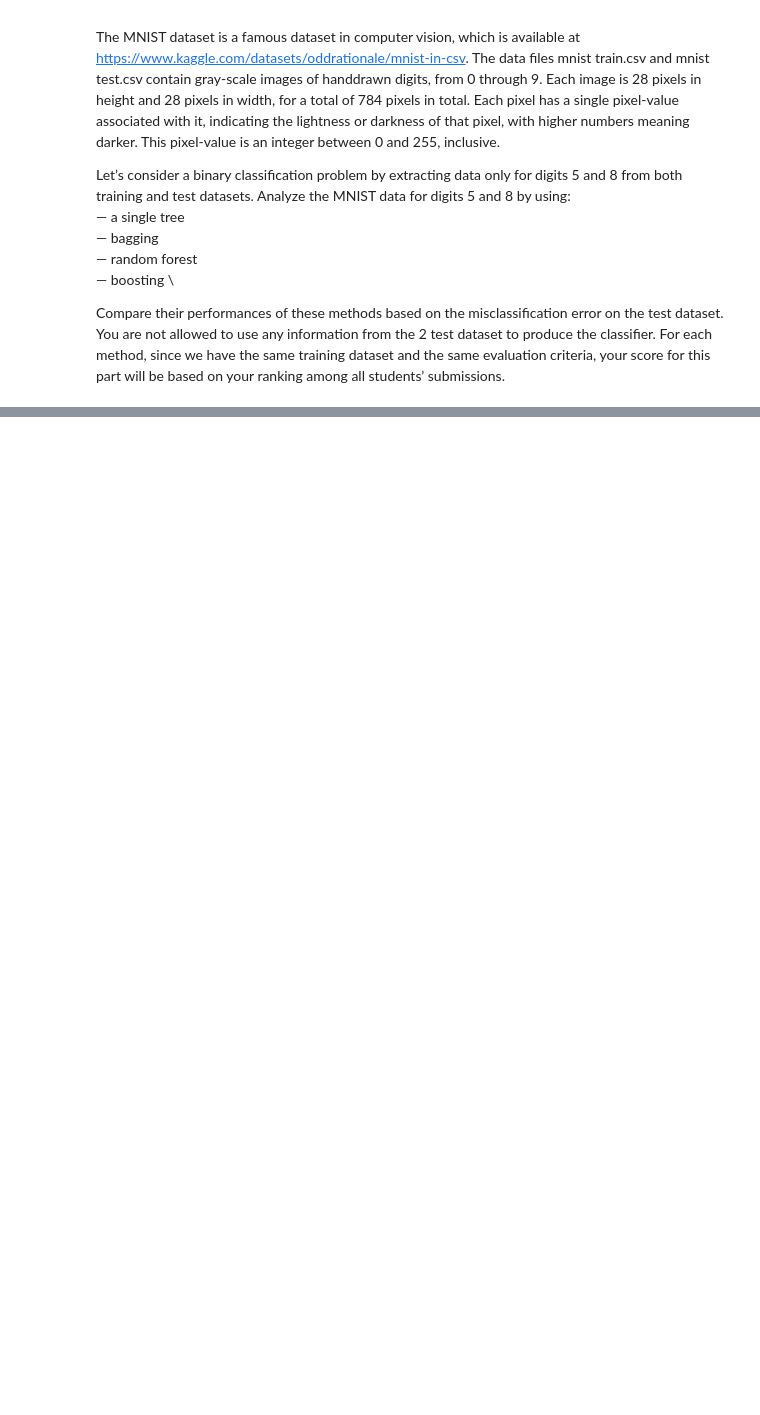
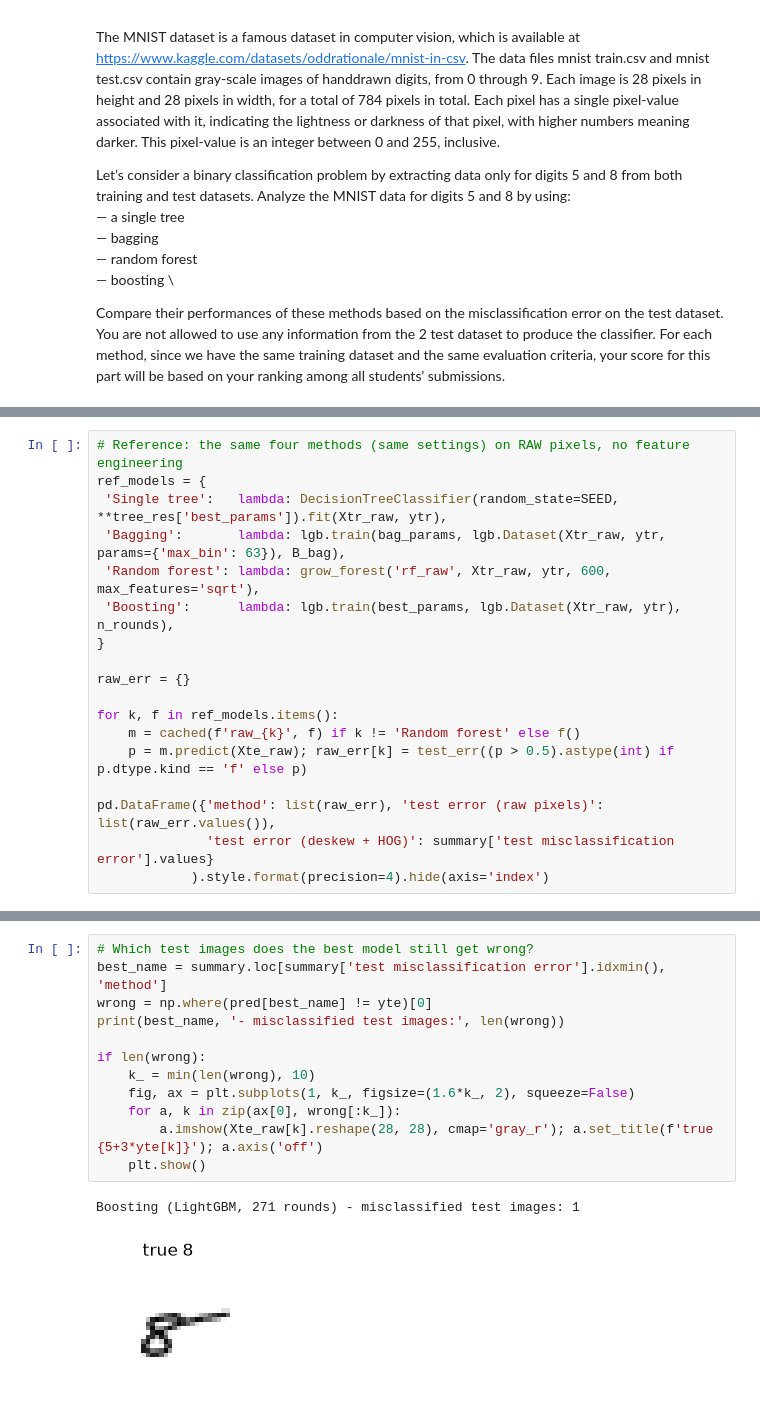
Before and after one commit to BrunoCavag/MS_PURDUE_DS, a Jupyter notebook: GRAD_57900_Statistical_Machine_Learning/Homework_2.ipynb, the cells around one changed output, grey strips where cells are left out. Saved outputs shown, nothing was run; the diff lists cells and outputs as text; blank space fills up the shorter version.

```diff
--- a/GRAD_57900_Statistical_Machine_Learning/Homework_2.ipynb
+++ b/GRAD_57900_Statistical_Machine_Learning/Homework_2.ipynb
@@ -38,0 +637,18 @@ Compare their performances of these methods based on the misclassification error
+# %%
+# Reference: the same four methods (same settings) on RAW pixels, no feature engineering
+ref_models = {
+ 'Single tree':   lambda: DecisionTreeClassifier(random_state=SEED, **tree_res['best_params']).fit(Xtr_raw, ytr),
+ 'Bagging':       lambda: lgb.train(bag_params, lgb.Dataset(Xtr_raw, ytr, params={'max_bin': 63}), B_bag),
+ 'Random forest': lambda: grow_forest('rf_raw', Xtr_raw, ytr, 600, max_features='sqrt'),
+ 'Boosting':      lambda: lgb.train(best_params, lgb.Dataset(Xtr_raw, ytr), n_rounds),
+}
+
+raw_err = {}
+
+for k, f in ref_models.items():
+    m = cached(f'raw_{k}', f) if k != 'Random forest' else f()
+    p = m.predict(Xte_raw); raw_err[k] = test_err((p > 0.5).astype(int) if p.dtype.kind == 'f' else p)
+
+pd.DataFrame({'method': list(raw_err), 'test error (raw pixels)': list(raw_err.values()),
+              'test error (deskew + HOG)': summary['test misclassification error'].values}
+            ).style.format(precision=4).hide(axis='index')
@@ -38,0 +661,15 @@ Compare their performances of these methods based on the misclassification error
+# %%
+# Which test images does the best model still get wrong?
+best_name = summary.loc[summary['test misclassification error'].idxmin(), 'method']
+wrong = np.where(pred[best_name] != yte)[0]
+print(best_name, '- misclassified test images:', len(wrong))
+
+if len(wrong):
+    k_ = min(len(wrong), 10)
+    fig, ax = plt.subplots(1, k_, figsize=(1.6*k_, 2), squeeze=False)
+    for a, k in zip(ax[0], wrong[:k_]):
+        a.imshow(Xte_raw[k].reshape(28, 28), cmap='gray_r'); a.set_title(f'true {5+3*yte[k]}'); a.axis('off')
+    plt.show()
+# %% [output]
+Boosting (LightGBM, 271 rounds) - misclassified test images: 1
+[figure, added]
```
Also changed, not shown: parts of 31 cells of this notebook, 8 other files.
